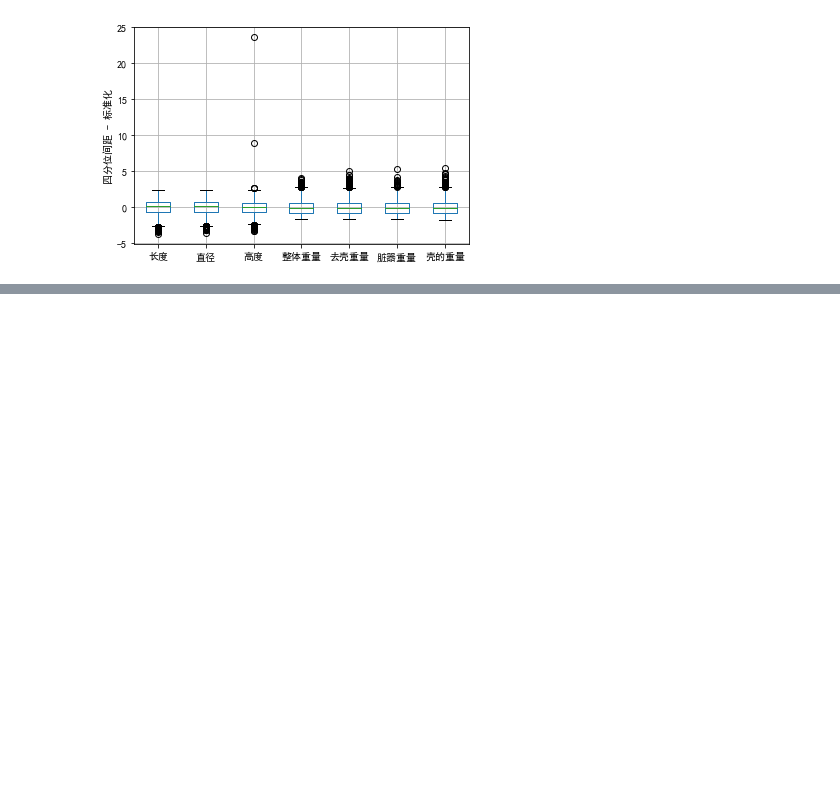
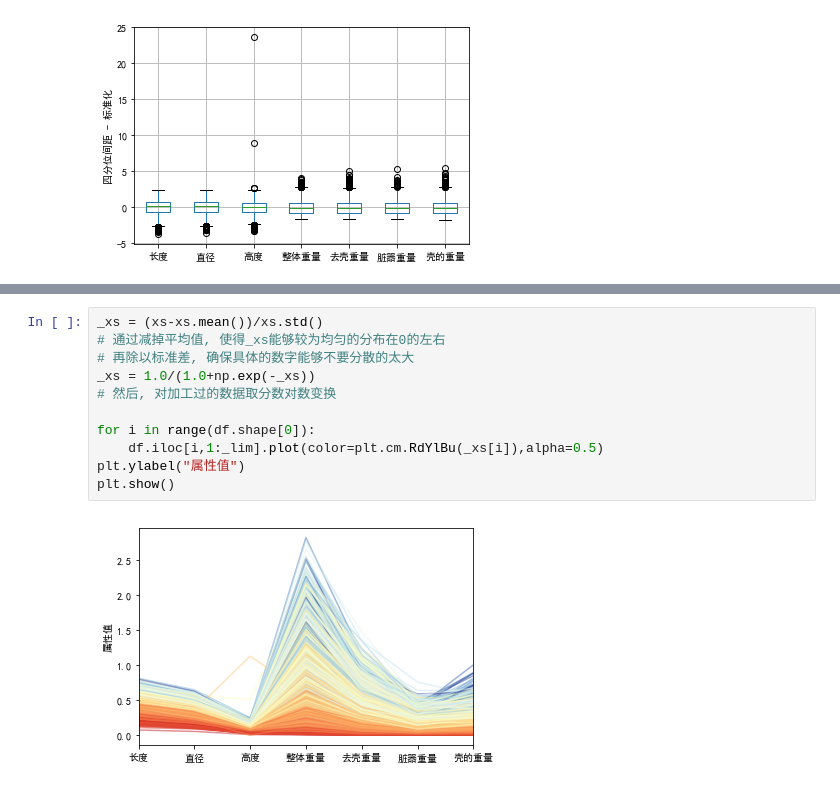
Before and after one commit to ylghb/learning_notes, a Jupyter notebook: ML_in_Python_Essential_Techniques_for_Predictive_Analysis/从零开始学(2) 数据分析之“鲍鱼的年龄”.ipynb, the cells around one changed output, grey strips where cells are left out. Drawn from its saved outputs; the diff is of its cells as text; blank space fills up the shorter version.

```diff
--- a/ML_in_Python_Essential_Techniques_for_Predictive_Analysis/从零开始学(2) 数据分析之“鲍鱼的年龄”.ipynb
+++ b/ML_in_Python_Essential_Techniques_for_Predictive_Analysis/从零开始学(2) 数据分析之“鲍鱼的年龄”.ipynb
@@ -80,0 +105,13 @@ plt.show()
+# %%
+_xs = (xs-xs.mean())/xs.std()
+# 通过减掉平均值, 使得_xs能够较为均匀的分布在0的左右
+# 再除以标准差, 确保具体的数字能够不要分散的太大
+_xs = 1.0/(1.0+np.exp(-_xs))
+# 然后, 对加工过的数据取分数对数变换
+
+for i in range(df.shape[0]):
+    df.iloc[i,1:_lim].plot(color=plt.cm.RdYlBu(_xs[i]),alpha=0.5)
+plt.ylabel("属性值")
+plt.show()
+# %% [output]
+[figure, added]
```
Also changed, not shown: parts of 8 cells of this notebook, 12 other files.
